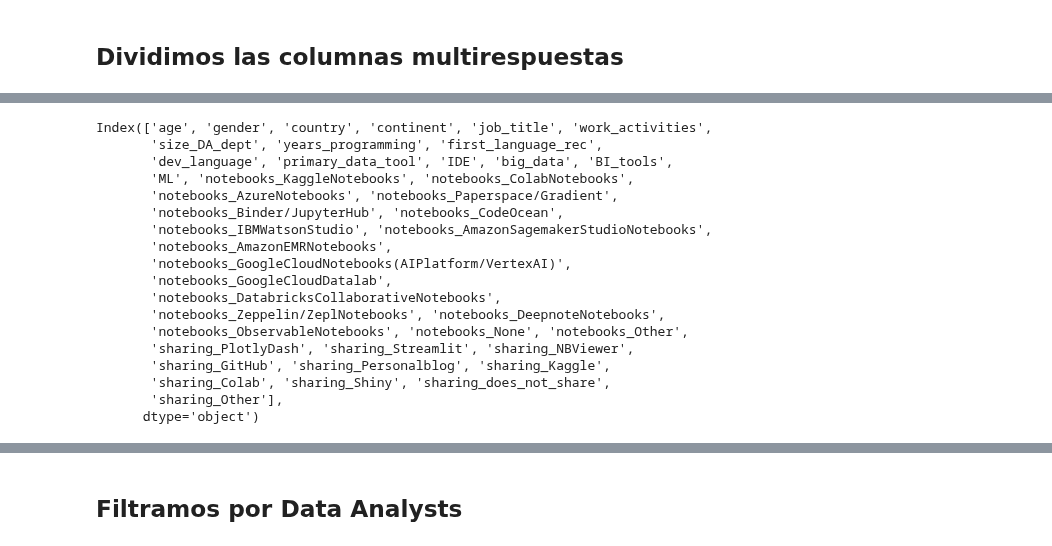
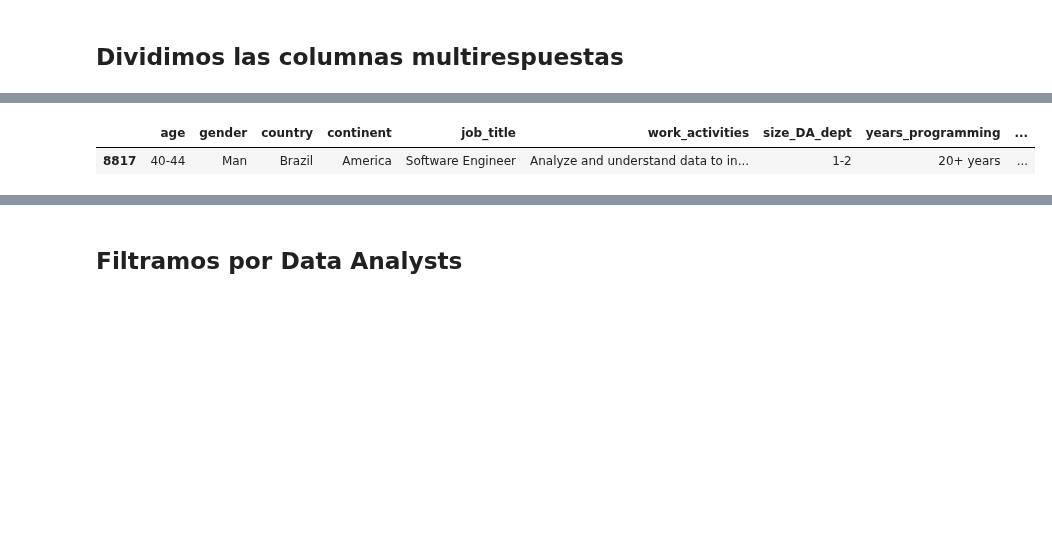
Before and after one commit to Adalab/project-da-promo-d-module-2-team-2-, a Jupyter notebook: notebooks/limpieza.ipynb, the cells around one changed output, grey strips where cells are left out. Cells and saved outputs as stored; diff of their text form; code cells hidden in the pictures; blank space fills up the shorter version.

```diff
--- a/notebooks/limpieza.ipynb
+++ b/notebooks/limpieza.ipynb
@@ -548,21 +402,5 @@ def buscar (lista_string, columna):
 # %%
-df_limpio.columns
+df_limpio.sample()
 # %% [output]
-Index(['age', 'gender', 'country', 'continent', 'job_title', 'work_activities',
-       'size_DA_dept', 'years_programming', 'first_language_rec',
-       'dev_language', 'primary_data_tool', 'IDE', 'big_data', 'BI_tools',
-       'ML', 'notebooks_KaggleNotebooks', 'notebooks_ColabNotebooks',
-       'notebooks_AzureNotebooks', 'notebooks_Paperspace/Gradient',
-       'notebooks_Binder/JupyterHub', 'notebooks_CodeOcean',
-       'notebooks_IBMWatsonStudio', 'notebooks_AmazonSagemakerStudioNotebooks',
-       'notebooks_AmazonEMRNotebooks',
-       'notebooks_GoogleCloudNotebooks(AIPlatform/VertexAI)',
-       'notebooks_GoogleCloudDatalab',
-       'notebooks_DatabricksCollaborativeNotebooks',
-       'notebooks_Zeppelin/ZeplNotebooks', 'notebooks_DeepnoteNotebooks',
-       'notebooks_ObservableNotebooks', 'notebooks_None', 'notebooks_Other',
-       'sharing_PlotlyDash', 'sharing_Streamlit', 'sharing_NBViewer',
-       'sharing_GitHub', 'sharing_Personalblog', 'sharing_Kaggle',
-       'sharing_Colab', 'sharing_Shiny', 'sharing_does_not_share',
-       'sharing_Other'],
-      dtype='object')
+|  | age | gender | country | continent | job_title | work_activities | size_DA_dept | years_programming | ... |
+| 8817 | 40-44 | Man | Brazil | America | Software Engineer | Analyze and understand data to in... | 1-2 | 20+ years | ... |
```
Also changed, not shown: parts of 39 cells of this notebook, 3 other files.
